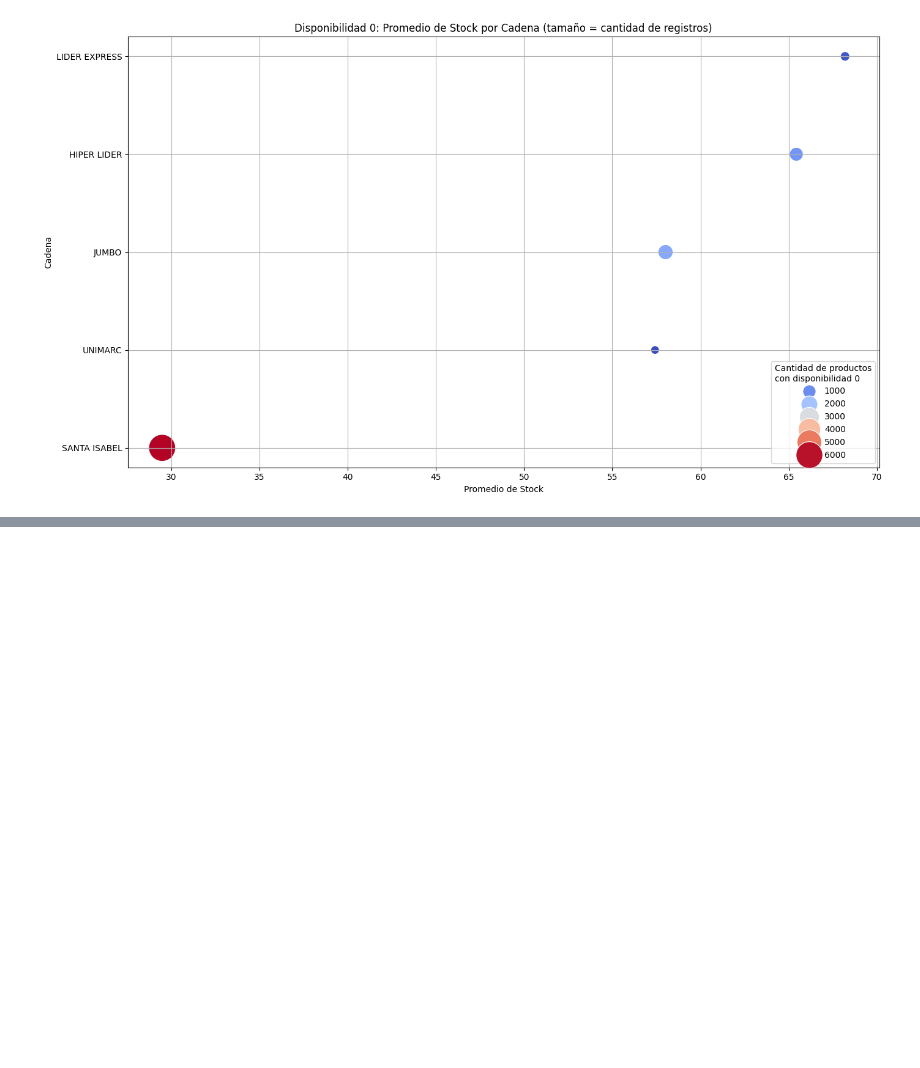
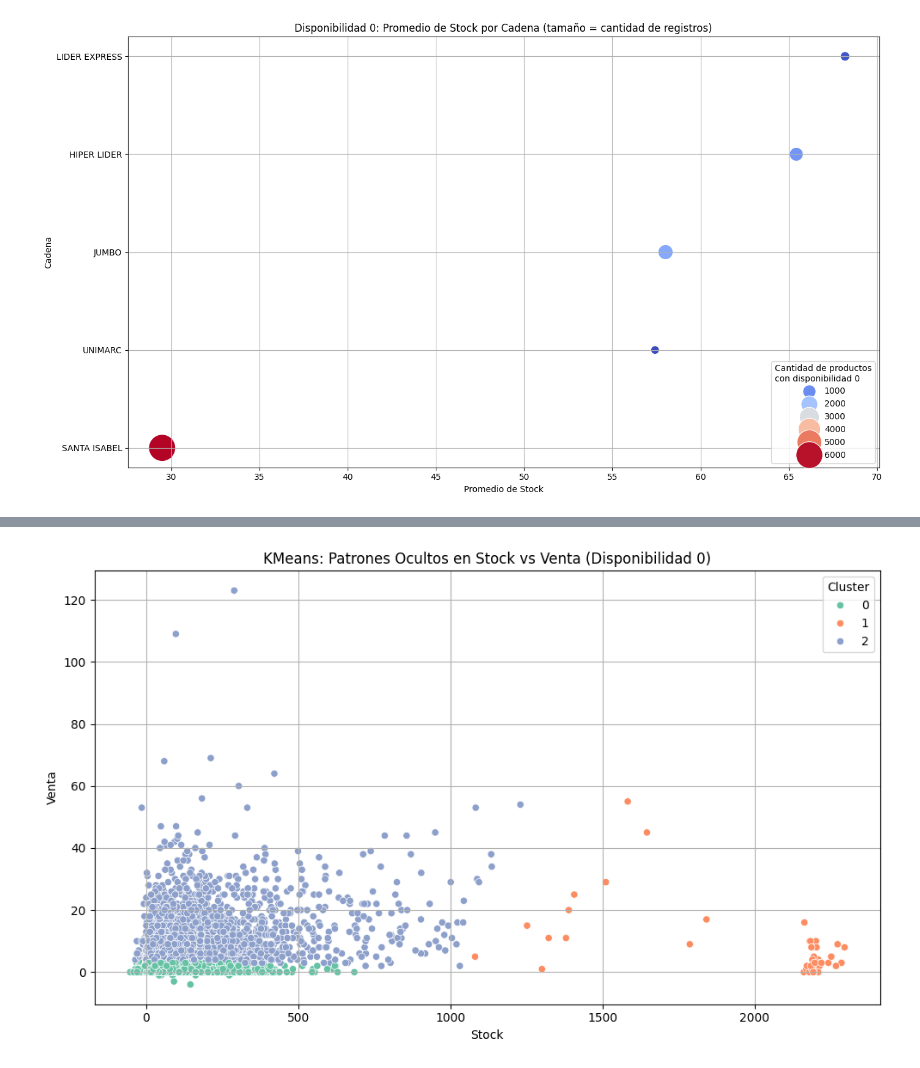
Before and after one commit to diegoBarriaevolet/Diagrama-de-Flujo-evolet, a Jupyter notebook: Proyecto_OSA.ipynb, the cells around one changed output, grey strips where cells are left out. Saved outputs shown, nothing was run; the diff lists cells and outputs as text; code cells hidden in the pictures; blank space fills up the shorter version.

```diff
--- a/Proyecto_OSA.ipynb
+++ b/Proyecto_OSA.ipynb
@@ -166,12 +181,24 @@ df = pd.read_excel("data sciense cabritas.xlsx")
 # Filtrar Disponibilidad = 0 y columnas relevantes
 df_cluster = df[df['Disponibilidad'] == 0][['Stock', 'Venta']].dropna()
 
+df_cluster_1 = df[df['Disponibilidad'] == 1][['Stock', 'Venta']].dropna()
+
+
 # Escalar para mejorar KMeans
-X_scaled = StandardScaler().fit_transform(df_cluster)
+
+escalar= StandardScaler()
+
+
+X_scaled = escalar.fit_transform(df_cluster)
+
+# Escalar para mejorar KMeans
+X_scaled_1 = escalar.transform(df_cluster_1)
 
 # KMeans clustering
 kmeans = KMeans(n_clusters=3, random_state=42, n_init=10)
 df_cluster['Cluster'] = kmeans.fit_predict(X_scaled)
+
+df_cluster_1['Cluster'] = kmeans.predict(X_scaled_1)
 
 # Gráfico con nombres de columnas reales
 plt.figure(figsize=(10,6))
@@ -188,4 +215,15 @@ Saving data sciense cabritas.xlsx to data sciense cabritas (1).xlsx
 [figure]
+# %%
+plt.figure(figsize=(10,6))
+sns.scatterplot(data=df_cluster_1, x='Stock', y='Venta', hue='Cluster', palette='Set2')
+plt.title('KMeans: Patrones Ocultos en Stock vs Venta (Disponibilidad 0)')
+plt.xlabel('Stock')
+plt.ylabel('Venta')
+plt.grid(True)
+plt.tight_layout()
+plt.show()
+# %% [output]
+[figure, added]
 # %%
 import pandas as pd
 from sklearn.preprocessing import LabelEncoder, StandardScaler
```
Also changed, not shown: parts of 12 cells of this notebook.
